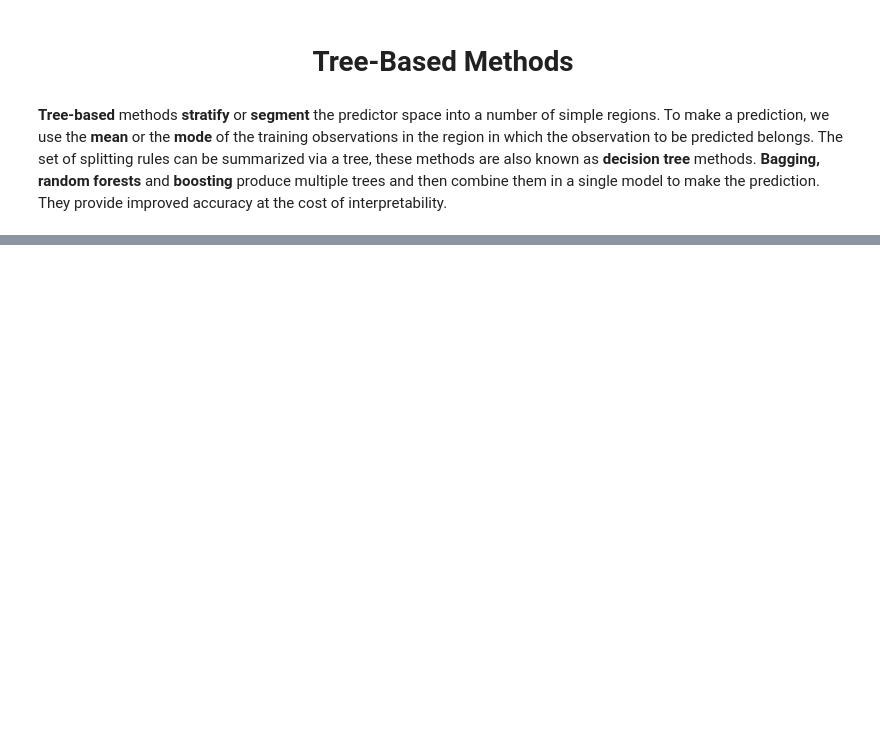
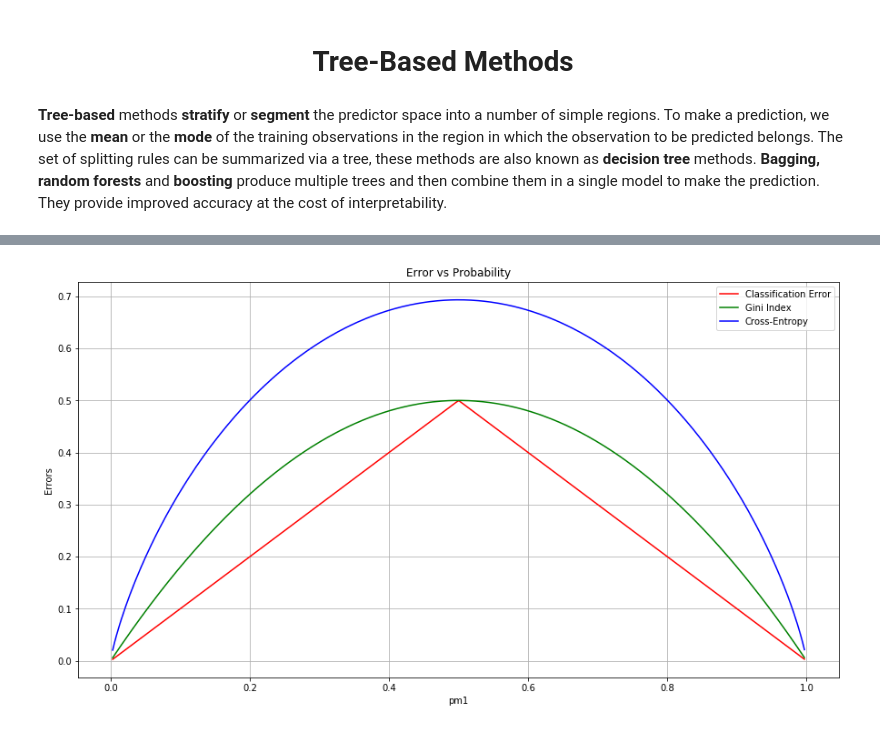
Before and after one commit to amitrajan012/Introduction-to-Statistical-Learning, a Jupyter notebook: Tree-Based Methods.ipynb, the cells around one changed output, grey strips where cells are left out. Drawn from its saved outputs; the diff is of its cells as text; code cells hidden in the pictures; blank space fills up the shorter version.

```diff
--- a/Tree-Based Methods.ipynb
+++ b/Tree-Based Methods.ipynb
@@ -188,0 +219,42 @@ Boosting has three tuning parameters:
+# %%
+import numpy as np
+import matplotlib.pyplot as plt
+
+pm1 = np.random.uniform(0.0, 1.0, 1000)
+pm2 = 1 - pm1
+E = 1 - np.maximum(pm1, pm2)
+G = np.add(np.multiply(pm1, pm2), np.multiply(pm1, pm2))
+D = np.add(-pm1 * np.log(pm1), -pm2 * np.log(pm2))
+
+E_dict = {}
+G_dict = {}
+D_dict = {}
+for idx, pm in enumerate(pm1):
+    E_dict[pm] = E[idx]
+    G_dict[pm] = G[idx]
+    D_dict[pm] = D[idx]
+
+fig = plt.figure(figsize=(15,8))
+ax = fig.add_subplot(111)
+
+lists = sorted(E_dict.items())
+x, y = zip(*lists)
+plt.plot(x, y, color='r', label='Classification Error')
+
+lists = sorted(G_dict.items())
+x, y = zip(*lists)
+plt.plot(x, y, color='g', label='Gini Index')
+
+lists = sorted(D_dict.items())
+x, y = zip(*lists)
+plt.plot(x, y, color='b', label='Cross-Entropy')
+
+ax.set_xlabel('pm1')
+ax.set_ylabel('Errors')
+ax.set_title('Error vs Probability')
+
+plt.legend()
+plt.grid()
+plt.show()
+# %% [output]
+[figure, added]
```
Also changed, not shown: parts of 24 cells of this notebook.
